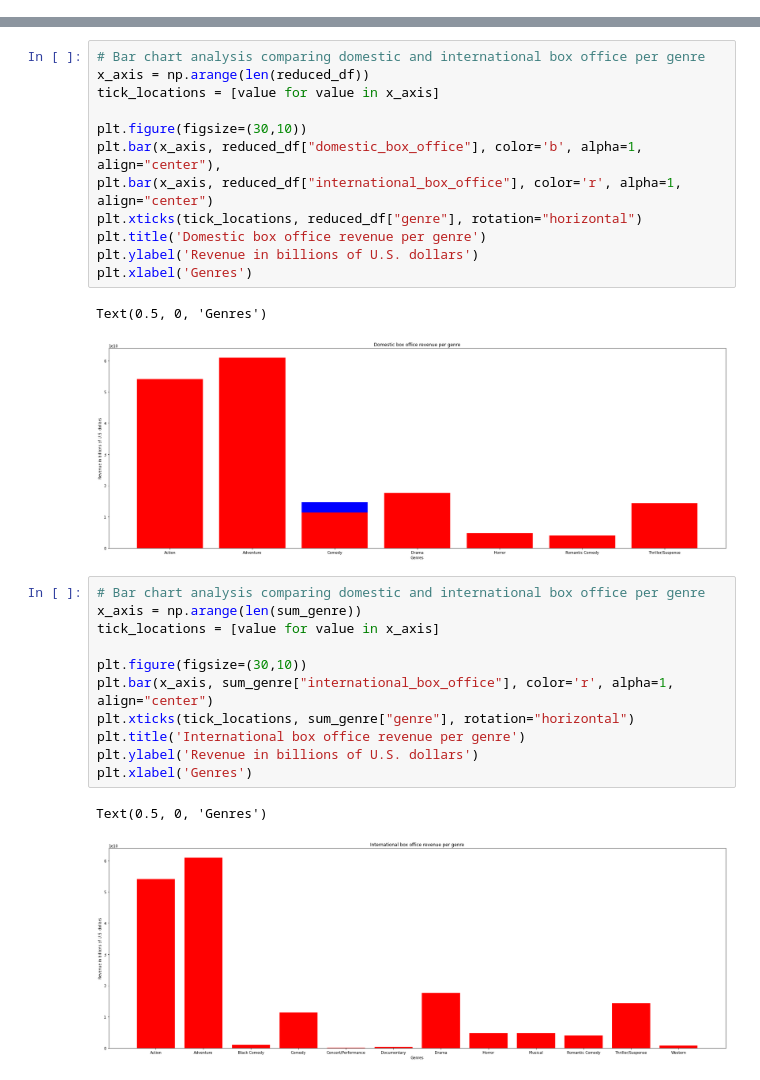
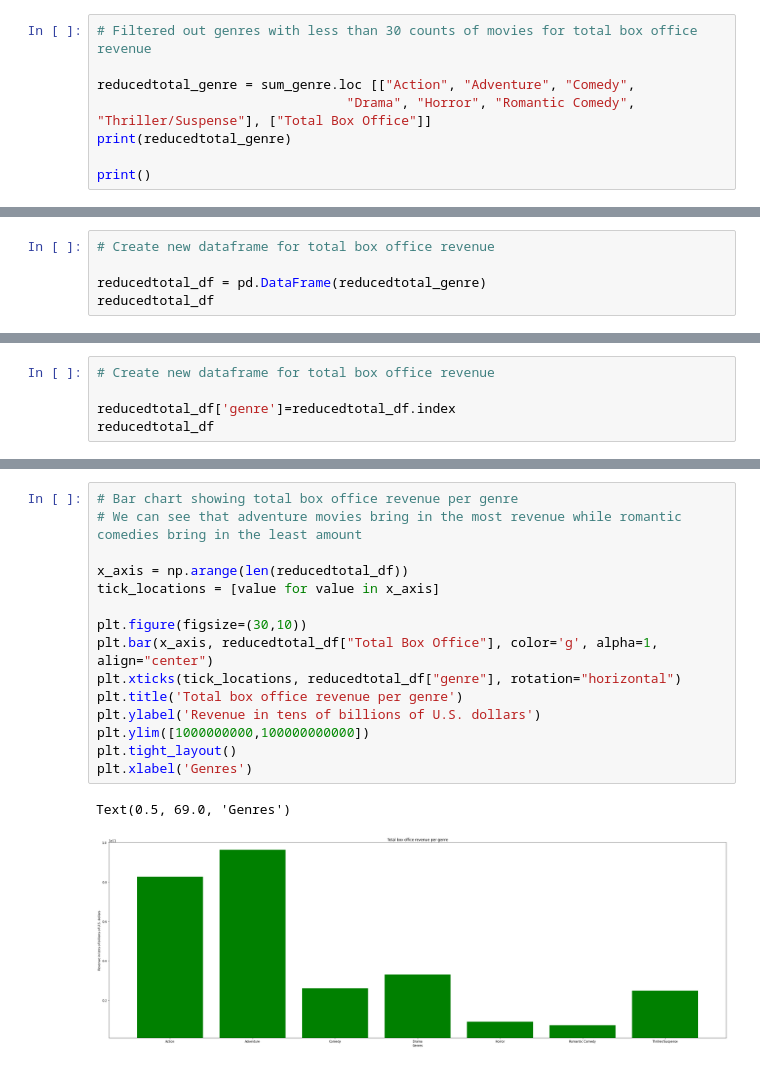
Before and after one commit to cspence001/Boxoffice_Project, a Jupyter notebook: Box Office Revenues By Genre.ipynb, the cells around one changed output, grey strips where cells are left out. Drawn from its saved outputs; the diff is of its cells as text.

Commit message:
Updating Box Office Revenues by Genre

```diff
--- a/Box Office Revenues By Genre.ipynb
+++ b/Box Office Revenues By Genre.ipynb
@@ -108,0 +137,8 @@ reduced_df
+# %%
+# Filtered out genres with less than 30 counts of movies for total box office revenue
+
+reducedtotal_genre = sum_genre.loc [["Action", "Adventure", "Comedy",
+                                "Drama", "Horror", "Romantic Comedy", "Thriller/Suspense"], ["Total Box Office"]]
+print(reducedtotal_genre)
+
+print()
@@ -108,0 +155,5 @@ reduced_df
+# %%
+# Create new dataframe for total box office revenue
+
+reducedtotal_df = pd.DataFrame(reducedtotal_genre)
+reducedtotal_df
@@ -108,0 +170,5 @@ reduced_df
+# %%
+# Create new dataframe for total box office revenue
+
+reducedtotal_df['genre']=reducedtotal_df.index
+reducedtotal_df
@@ -109,29 +185,18 @@ reduced_df
 # %%
-# Bar chart analysis comparing domestic and international box office per genre
-x_axis = np.arange(len(reduced_df))
+# Bar chart showing total box office revenue per genre
+# We can see that adventure movies bring in the most revenue while romantic comedies bring in the least amount
+
+x_axis = np.arange(len(reducedtotal_df))
 tick_locations = [value for value in x_axis]
 
 plt.figure(figsize=(30,10))
-plt.bar(x_axis, reduced_df["domestic_box_office"], color='b', alpha=1, align="center"),
-plt.bar(x_axis, reduced_df["international_box_office"], color='r', alpha=1, align="center")
-plt.xticks(tick_locations, reduced_df["genre"], rotation="horizontal")
-plt.title('Domestic box office revenue per genre')
-plt.ylabel('Revenue in billions of U.S. dollars')
+plt.bar(x_axis, reducedtotal_df["Total Box Office"], color='g', alpha=1, align="center")
+plt.xticks(tick_locations, reducedtotal_df["genre"], rotation="horizontal")
+plt.title('Total box office revenue per genre')
+plt.ylabel('Revenue in tens of billions of U.S. dollars')
+plt.ylim([1000000000,100000000000])
+plt.tight_layout()
 plt.xlabel('Genres')
 # %% [output]
-Text(0.5, 0, 'Genres')
+Text(0.5, 69.0, 'Genres')
-[figure, old version]
+[figure, new version]
-# %%
-# Bar chart analysis comparing domestic and international box office per genre
-x_axis = np.arange(len(sum_genre))
-tick_locations = [value for value in x_axis]
-
-plt.figure(figsize=(30,10))
-plt.bar(x_axis, sum_genre["international_box_office"], color='r', alpha=1, align="center")
-plt.xticks(tick_locations, sum_genre["genre"], rotation="horizontal")
-plt.title('International box office revenue per genre')
-plt.ylabel('Revenue in billions of U.S. dollars')
-plt.xlabel('Genres')
-# %% [output]
-Text(0.5, 0, 'Genres')
-[figure, removed]
```
Also changed, not shown: parts of 13 cells of this notebook.
